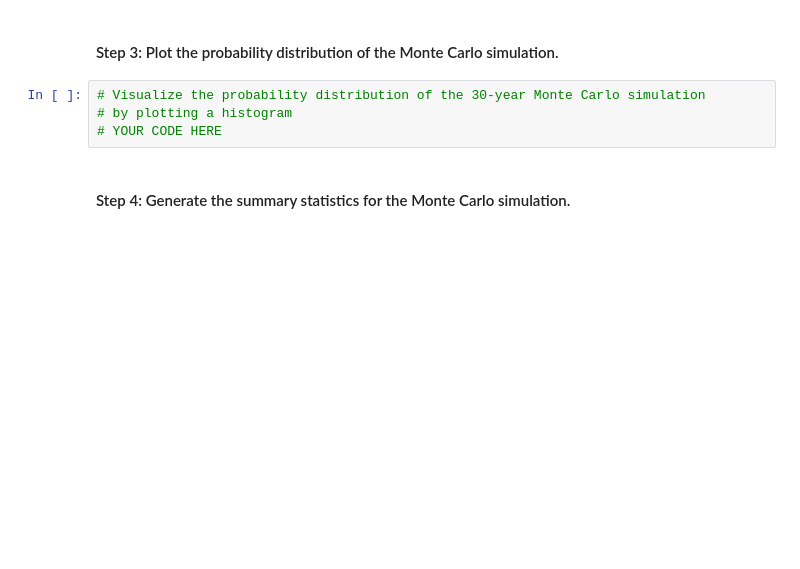
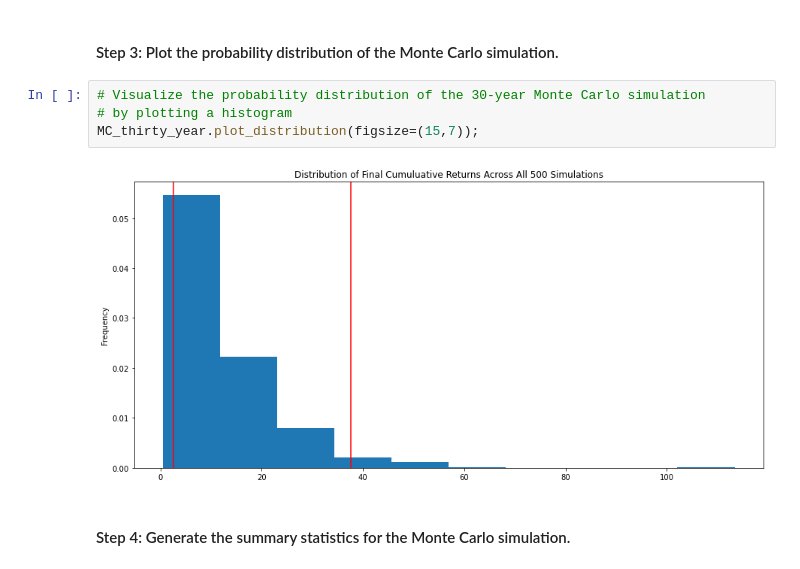
Before and after one commit to jasonjgarcia24/financial-planning-tools, a Jupyter notebook: financial_planning_tools.ipynb, the cells around one changed output. Drawn from its saved outputs; the diff is of its cells as text; blank space fills up the shorter version.

```diff
--- a/financial_planning_tools.ipynb
+++ b/financial_planning_tools.ipynb
@@ -709,7 +813,9 @@ In this section, you’ll use the MCForecastTools library to create a Monte Carl
 # %%
 # Visualize the probability distribution of the 30-year Monte Carlo simulation
 # by plotting a histogram
-# YOUR CODE HERE
+MC_thirty_year.plot_distribution(figsize=(15,7));
+# %% [output]
+[figure, added]
 # %% [markdown]
 #### Step 4: Generate the summary statistics for the Monte Carlo simulation.
 # %%
```
Also changed, not shown: parts of 30 cells of this notebook.
